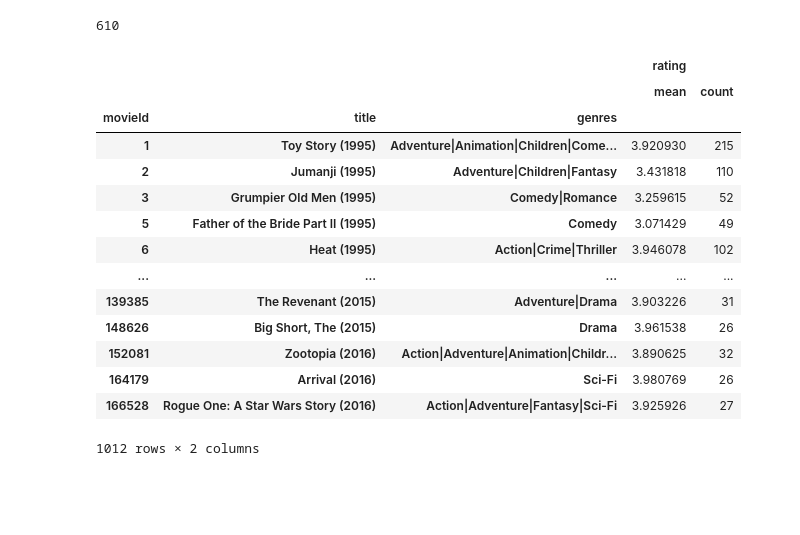
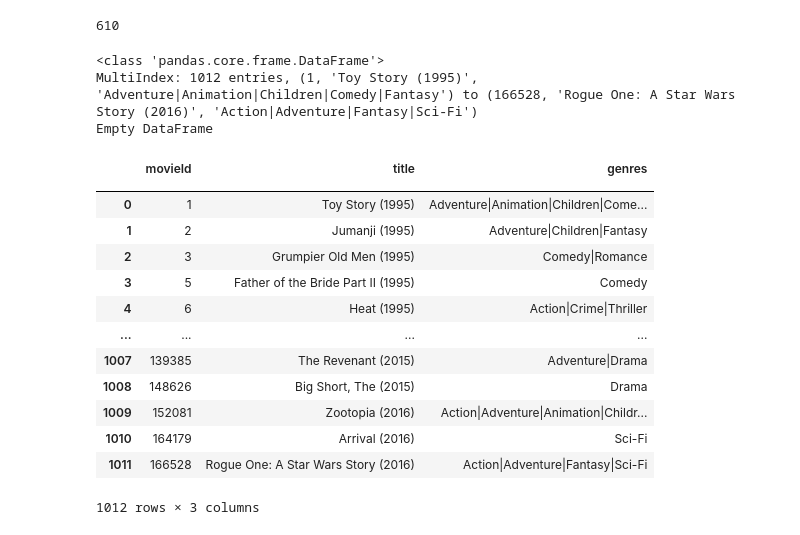
Before and after one commit to ceflynn/Movie-Recommendation-System, a Jupyter notebook: student.ipynb, the cells around one changed output. Cells and saved outputs as stored; diff of their text form; code cells hidden in the pictures; blank space fills up the shorter version.

```diff
--- a/student.ipynb
+++ b/student.ipynb
@@ -881,24 +888,33 @@ memory usage: 2.3 MB
 np.max(rate_df.userId)
 # %% [output]
 610
-# %%
-survey_movies
-# %% [output]
-|  |  |  | rating |  |
-|  |  |  | mean | count |
-| movieId | title | genres |  |  |
-| 1 | Toy Story (1995) | Adventure|Animation|Children|Come... | 3.920930 | 215 |
-| 2 | Jumanji (1995) | Adventure|Children|Fantasy | 3.431818 | 110 |
-| 3 | Grumpier Old Men (1995) | Comedy|Romance | 3.259615 | 52 |
-| 5 | Father of the Bride Part II (1995) | Comedy | 3.071429 | 49 |
-| 6 | Heat (1995) | Action|Crime|Thriller | 3.946078 | 102 |
-| ... | ... | ... | ... | ... |
-| 139385 | The Revenant (2015) | Adventure|Drama | 3.903226 | 31 |
-| 148626 | Big Short, The (2015) | Drama | 3.961538 | 26 |
-| 152081 | Zootopia (2016) | Action|Adventure|Animation|Childr... | 3.890625 | 32 |
-| 164179 | Arrival (2016) | Sci-Fi | 3.980769 | 26 |
-| 166528 | Rogue One: A Star Wars Story (2016) | Action|Adventure|Fantasy|Sci-Fi | 3.925926 | 27 |
-1012 rows × 2 columns
+# %%
+sm_df = survey_movies.drop('rating',axis=1)
+# %%
+sm_df.info()
+# %% [output]
+<class 'pandas.core.frame.DataFrame'>
+MultiIndex: 1012 entries, (1, 'Toy Story (1995)', 'Adventure|Animation|Children|Comedy|Fantasy') to (166528, 'Rogue One: A Star Wars Story (2016)', 'Action|Adventure|Fantasy|Sci-Fi')
+Empty DataFrame
+# %%
+sm_df = sm_df.reset_index()
+# %%
+sm_df
+# %% [output]
+|  | movieId | title | genres |
+|  |  |  |  |
+| 0 | 1 | Toy Story (1995) | Adventure|Animation|Children|Come... |
+| 1 | 2 | Jumanji (1995) | Adventure|Children|Fantasy |
+| 2 | 3 | Grumpier Old Men (1995) | Comedy|Romance |
+| 3 | 5 | Father of the Bride Part II (1995) | Comedy |
+| 4 | 6 | Heat (1995) | Action|Crime|Thriller |
+| ... | ... | ... | ... |
+| 1007 | 139385 | The Revenant (2015) | Adventure|Drama |
+| 1008 | 148626 | Big Short, The (2015) | Drama |
+| 1009 | 152081 | Zootopia (2016) | Action|Adventure|Animation|Childr... |
+| 1010 | 164179 | Arrival (2016) | Sci-Fi |
+| 1011 | 166528 | Rogue One: A Star Wars Story (2016) | Action|Adventure|Fantasy|Sci-Fi |
+1012 rows × 3 columns
 # %%
 def new_user_ratings(movies,n,genre=None):
     '''
```
Also changed, not shown: parts of 34 cells of this notebook.
